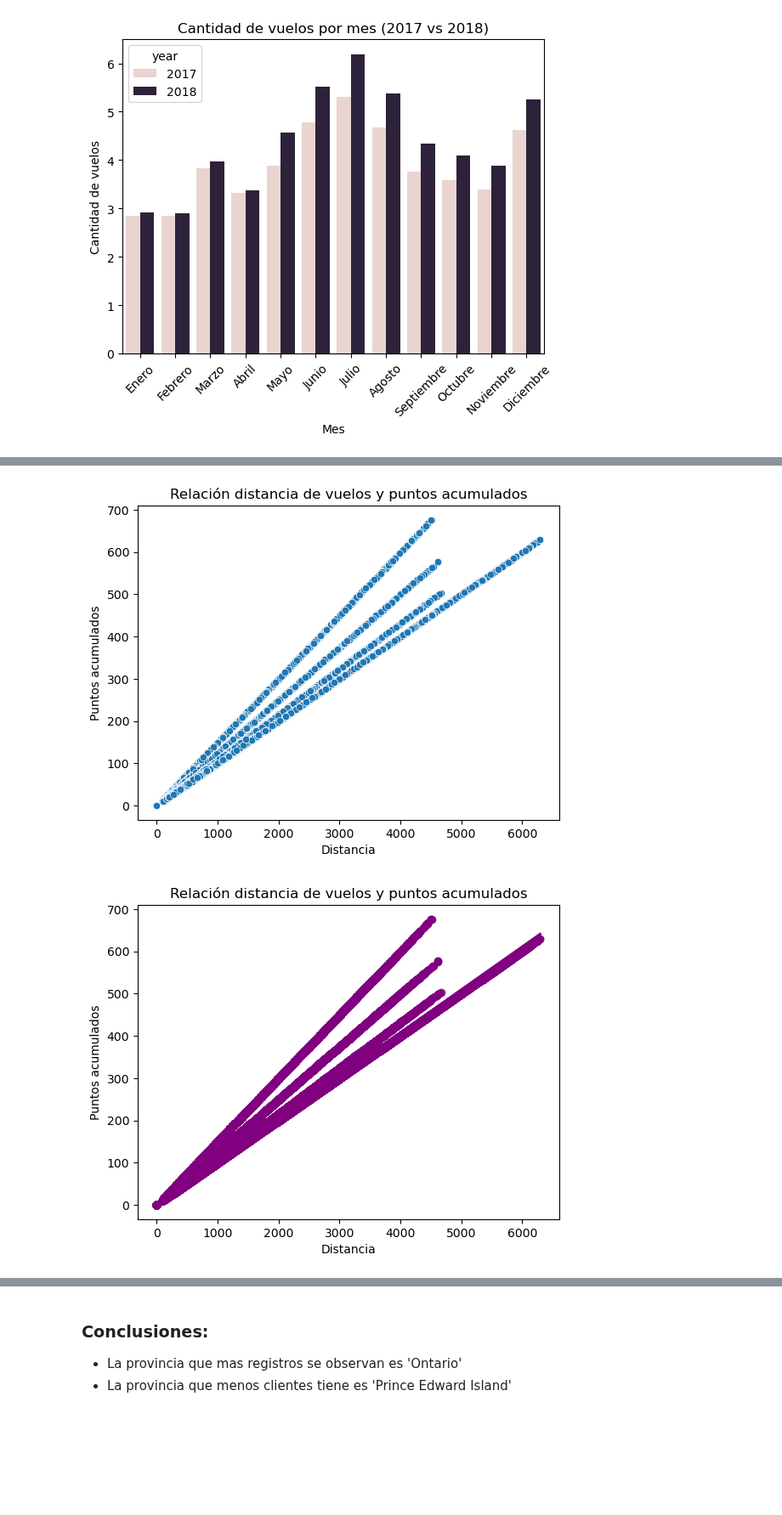
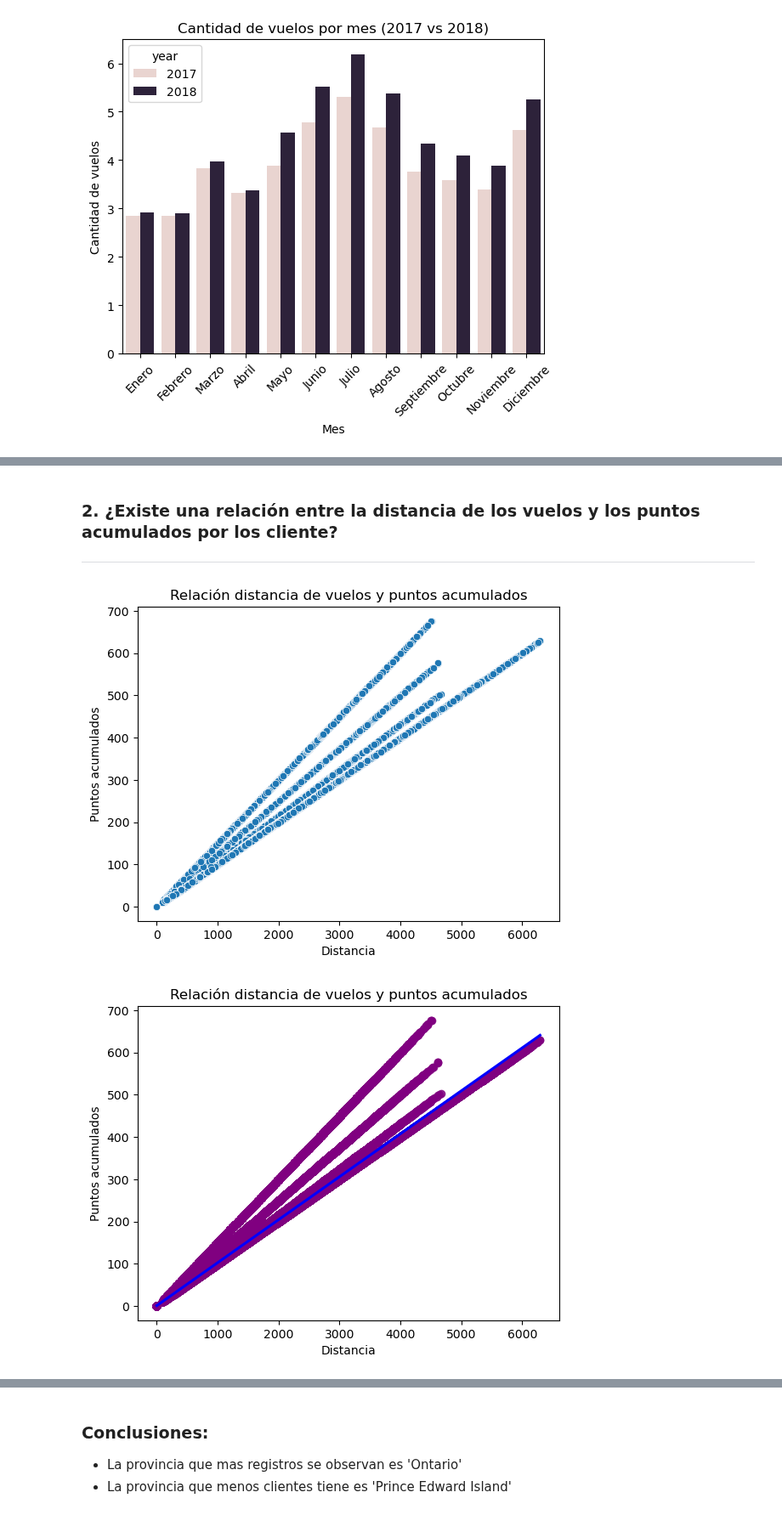
Before and after one commit to Adalab/bda-modulo-3-evaluacion-final-MarPastor, a Jupyter notebook: notebook/final_evaluation_mod3_marpastor.ipynb, the cells around one changed output, grey strips where cells are left out. Shown at 85% size. Saved outputs shown, nothing was run; the diff lists cells and outputs as text; code cells hidden in the pictures; blank space fills up the shorter version.

```diff
--- a/notebook/final_evaluation_mod3_marpastor.ipynb
+++ b/notebook/final_evaluation_mod3_marpastor.ipynb
@@ -1251,23 +1256,29 @@ plt.show();
+# %% [markdown]
+### 2. ¿Existe una relación entre la distancia de los vuelos y los puntos acumulados por los cliente?
+
+---
 # %%
-# se usa scatterplot para relacionar dos variables numéricas
+# usar 'scatterplot' para relacionar dos variables numéricas
+# usar el DataFrame con la información
 
-sns.scatterplot(data = df_completo, x='Distance', y = 'Points Accumulated')
+sns.scatterplot(data=df_flight, x='distance', y='points_accumulated')
 plt.title('Relación distancia de vuelos y puntos acumulados')
 plt.ylabel('Puntos acumulados')
 plt.xlabel('Distancia')
 plt.show();
 # %% [output]
-[figure, old version]
+[figure, new version]
 # %%
-# también podemos visualizar la relación de dos variables numéricas usando regplot
+# podemos visualizar la relación de dos variables numéricas usando 'regplot'
+# ayuda a ver a la línea de regresión (relación) entre ambas variables
 
-sns.regplot(data=df_completo, x='Distance', y='Points Accumulated', color='purple')
+sns.regplot(data=df_flight, x='distance', y='points_accumulated', color='purple', line_kws={"color": "blue"})
 plt.title('Relación distancia de vuelos y puntos acumulados')
 plt.ylabel('Puntos acumulados')
 plt.xlabel('Distancia')
 plt.show();
 # %% [output]
-[figure, old version]
+[figure, new version]
 # %% [markdown]
 ### Conclusiones:
 
```
Also changed, not shown: parts of 9 cells of this notebook, 5 other files.
